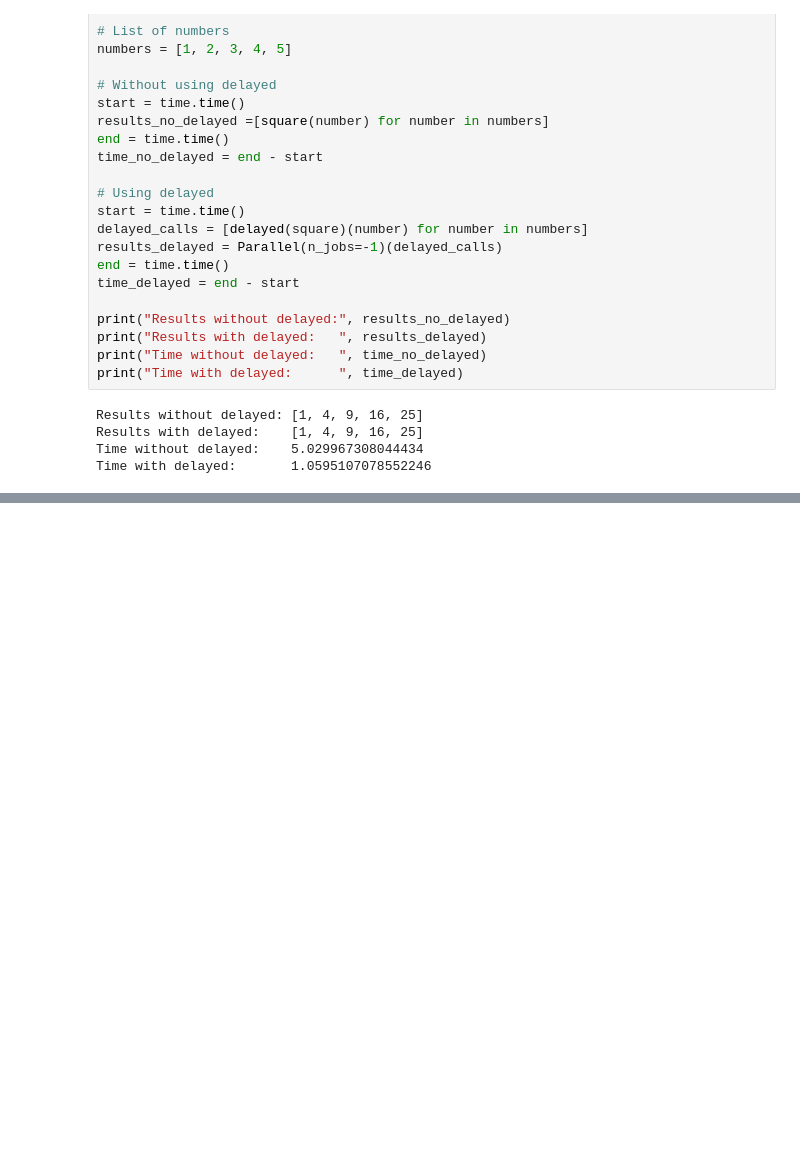
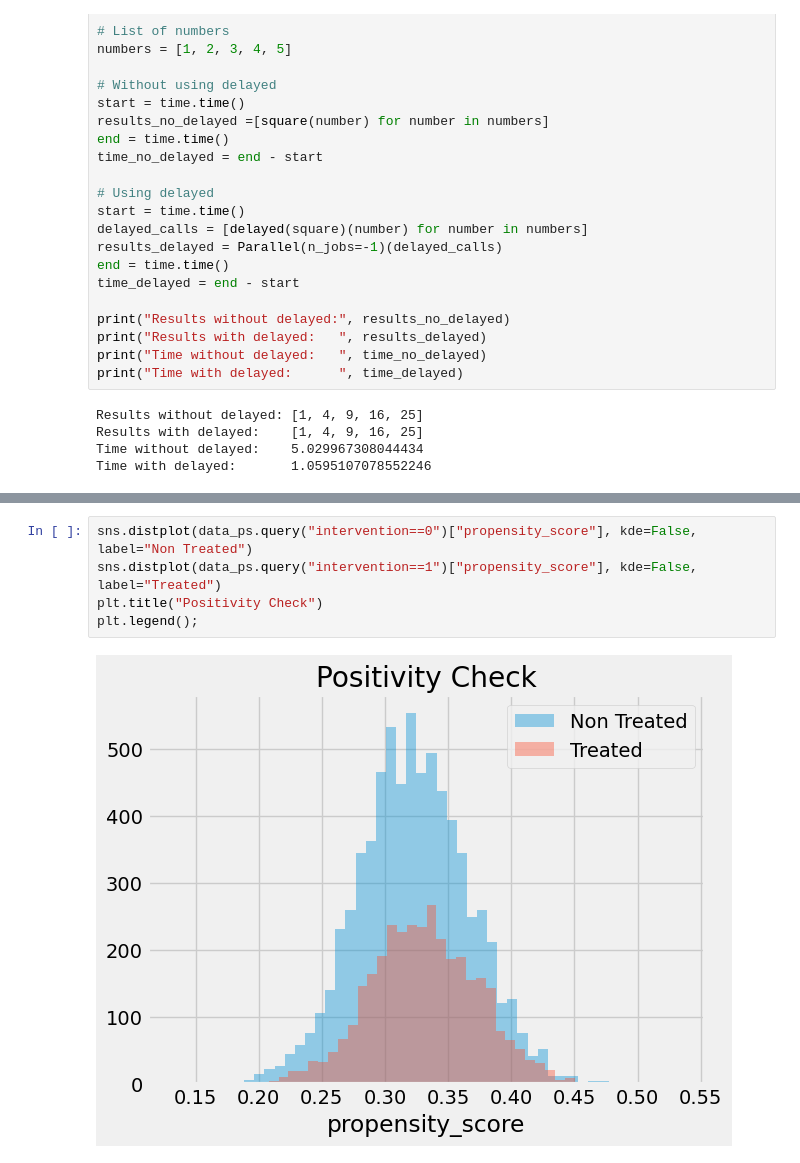
Before and after one commit to orionstar1987/python-causality-handbook, a Jupyter notebook: causal-inference-for-the-brave-and-true/00.Useful-Scripts.ipynb, the cells around one changed output, grey strips where cells are left out. Saved outputs shown, nothing was run; the diff lists cells and outputs as text; blank space fills up the shorter version.

```diff
--- a/causal-inference-for-the-brave-and-true/00.Useful-Scripts.ipynb
+++ b/causal-inference-for-the-brave-and-true/00.Useful-Scripts.ipynb
@@ -62,0 +185,7 @@ Time with delayed:       1.0595107078552246
+# %%
+sns.distplot(data_ps.query("intervention==0")["propensity_score"], kde=False, label="Non Treated")
+sns.distplot(data_ps.query("intervention==1")["propensity_score"], kde=False, label="Treated")
+plt.title("Positivity Check")
+plt.legend();
+# %% [output]
+[figure, added]
```
Also changed, not shown: parts of 24 cells of this notebook.
